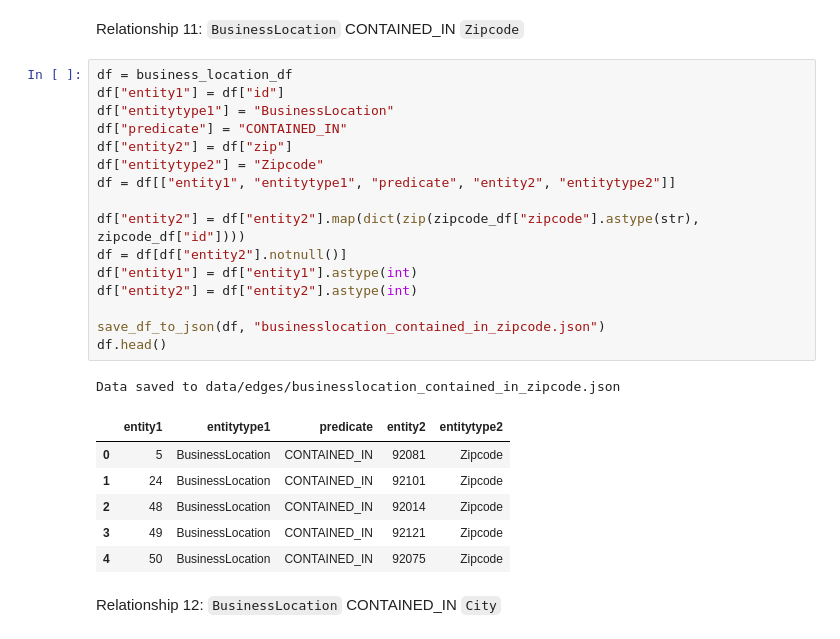
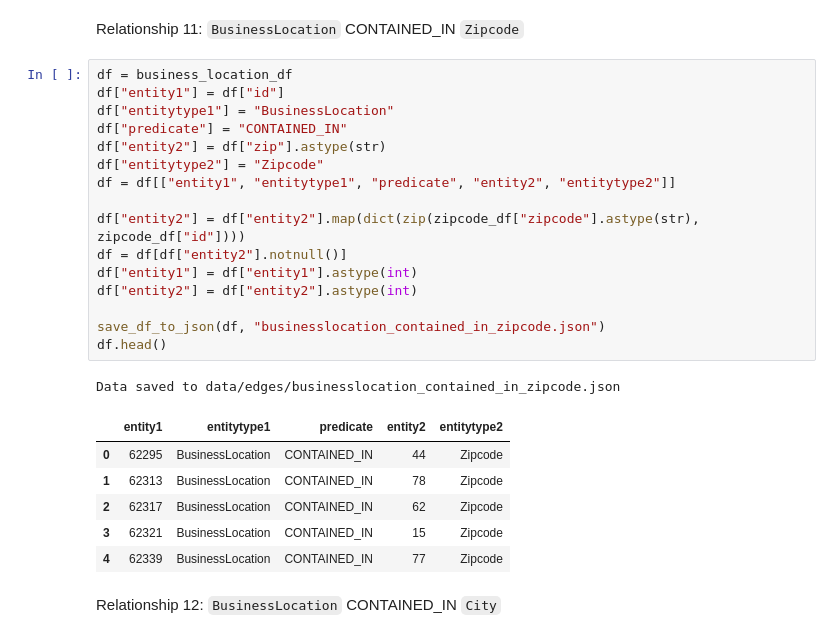
Before and after one commit to swhoyle/business-opportunity-graph, a Jupyter notebook: notebooks/02_extract_edges.ipynb, the cells around one changed output. Drawn from its saved outputs; the diff is of its cells as text.

```diff
--- a/notebooks/02_extract_edges.ipynb
+++ b/notebooks/02_extract_edges.ipynb
@@ -567,27 +567,27 @@ Relationship 11: `BusinessLocation` CONTAINED_IN `Zipcode`
 # %%
 df = business_location_df
 df["entity1"] = df["id"]
 df["entitytype1"] = "BusinessLocation"
 df["predicate"] = "CONTAINED_IN"
-df["entity2"] = df["zip"]
+df["entity2"] = df["zip"].astype(str)
 df["entitytype2"] = "Zipcode"
 df = df[["entity1", "entitytype1", "predicate", "entity2", "entitytype2"]]
 
 df["entity2"] = df["entity2"].map(dict(zip(zipcode_df["zipcode"].astype(str), zipcode_df["id"])))
 df = df[df["entity2"].notnull()]
 df["entity1"] = df["entity1"].astype(int)
 df["entity2"] = df["entity2"].astype(int)
 
 save_df_to_json(df, "businesslocation_contained_in_zipcode.json")
 df.head()
 # %% [output]
 Data saved to data/edges/businesslocation_contained_in_zipcode.json
 |  | entity1 | entitytype1 | predicate | entity2 | entitytype2 |
-| 0 | 5 | BusinessLocation | CONTAINED_IN | 92081 | Zipcode |
-| 1 | 24 | BusinessLocation | CONTAINED_IN | 92101 | Zipcode |
-| 2 | 48 | BusinessLocation | CONTAINED_IN | 92014 | Zipcode |
-| 3 | 49 | BusinessLocation | CONTAINED_IN | 92121 | Zipcode |
-| 4 | 50 | BusinessLocation | CONTAINED_IN | 92075 | Zipcode |
+| 0 | 62295 | BusinessLocation | CONTAINED_IN | 44 | Zipcode |
+| 1 | 62313 | BusinessLocation | CONTAINED_IN | 78 | Zipcode |
+| 2 | 62317 | BusinessLocation | CONTAINED_IN | 62 | Zipcode |
+| 3 | 62321 | BusinessLocation | CONTAINED_IN | 15 | Zipcode |
+| 4 | 62339 | BusinessLocation | CONTAINED_IN | 77 | Zipcode |
 # %% [markdown]
 Relationship 12: `BusinessLocation` CONTAINED_IN `City`
 # %%
```
Also changed, not shown: parts of 3 cells of this notebook.
